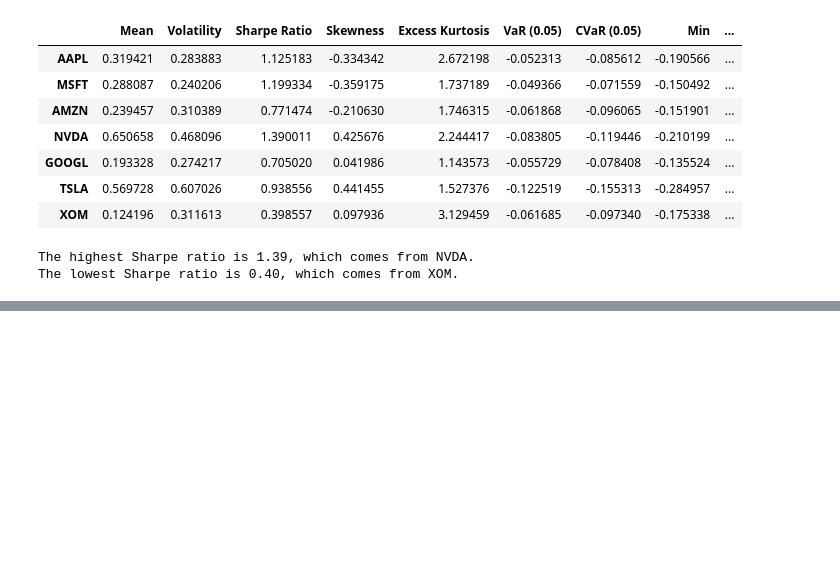
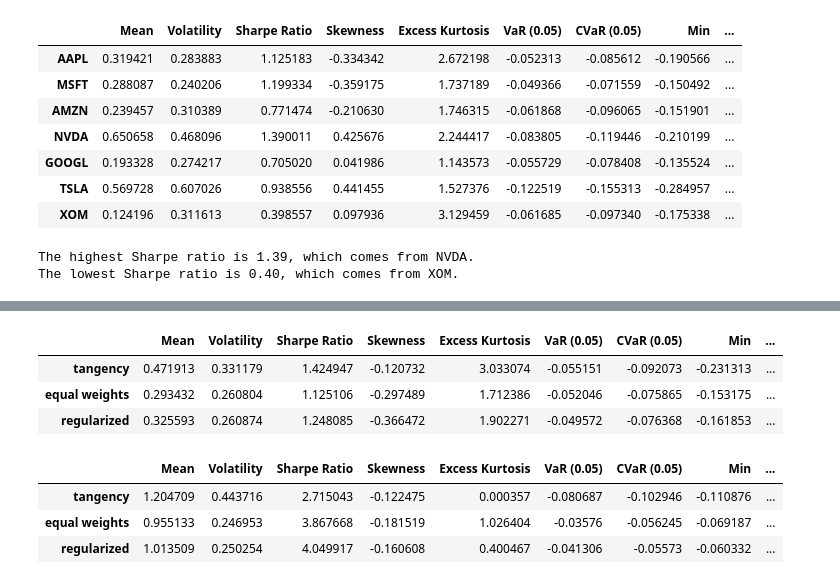
Before and after one commit to ekopen/finm-portfolio-2024, a Jupyter notebook: exams/MIdterm 1 Practice Eric Kopen.ipynb, the cells around one changed output, grey strips where cells are left out. Saved outputs shown, nothing was run; the diff lists cells and outputs as text; code cells hidden in the pictures; blank space fills up the shorter version.

```diff
--- a/exams/MIdterm 1 Practice Eric Kopen.ipynb
+++ b/exams/MIdterm 1 Practice Eric Kopen.ipynb
@@ -146,0 +184,14 @@ w_tan_summary_statistics
+# %%
+#calculating out of sample performance now
+#calculating new weights unscaled
+
+retsx_IS = retsx.loc[:'2022']
+retsx_OOS = retsx.loc['2023':]
+
+wts = pd.DataFrame(index = retsx_IS.columns, columns=['tangency','equal weights','regularized'])
+
+wts.loc[:,'tangency'] = tangency_weights(retsx_IS, cov_mat = 1).values
+wts.loc[:,'equal weights'] = 1/len(retsx_IS.columns)
+wts.loc[:,'regularized'] = tangency_weights(retsx_IS, cov_mat = (1/3)).values #regularizing by a factor of 1/3
+
+wts
@@ -146,0 +217,17 @@ w_tan_summary_statistics
+# %%
+#calculating IS performance summaries
+performance_summary(retsx_IS @ wts, 52)
+# %% [output]
+|  | Mean | Volatility | Sharpe Ratio | Skewness | Excess Kurtosis | VaR (0.05) | CVaR (0.05) | Min | ... |
+| tangency | 0.471913 | 0.331179 | 1.424947 | -0.120732 | 3.033074 | -0.055151 | -0.092073 | -0.231313 | ... |
+| equal weights | 0.293432 | 0.260804 | 1.125106 | -0.297489 | 1.712386 | -0.052046 | -0.075865 | -0.153175 | ... |
+| regularized | 0.325593 | 0.260874 | 1.248085 | -0.366472 | 1.902271 | -0.049572 | -0.076368 | -0.161853 | ... |
+# %%
+#calculating OS performance summaries
+
+performance_summary(retsx_OOS @ wts, 52)
+# %% [output]
+|  | Mean | Volatility | Sharpe Ratio | Skewness | Excess Kurtosis | VaR (0.05) | CVaR (0.05) | Min | ... |
+| tangency | 1.204709 | 0.443716 | 2.715043 | -0.122475 | 0.000357 | -0.080687 | -0.102946 | -0.110876 | ... |
+| equal weights | 0.955133 | 0.246953 | 3.867668 | -0.181519 | 1.026404 | -0.03576 | -0.056245 | -0.069187 | ... |
+| regularized | 1.013509 | 0.250254 | 4.049917 | -0.160608 | 0.400467 | -0.041306 | -0.05573 | -0.060332 | ... |
```
Also changed, not shown: parts of 11 cells of this notebook.
